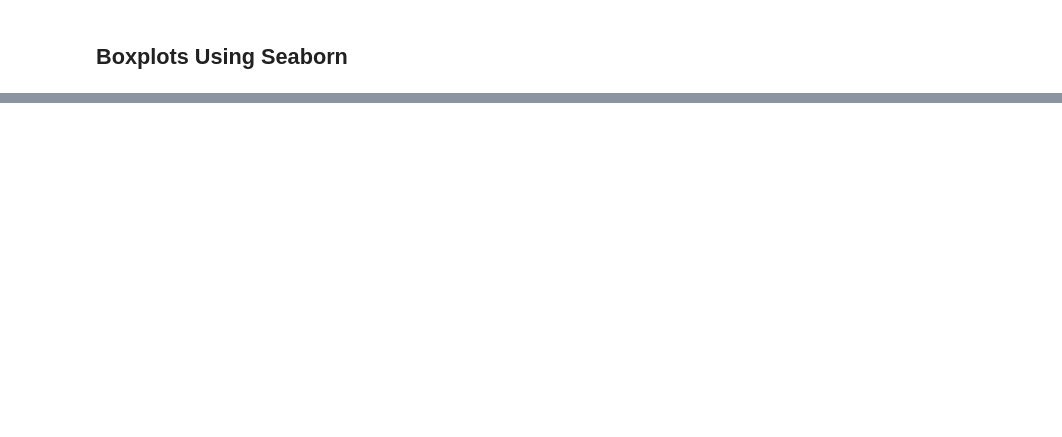
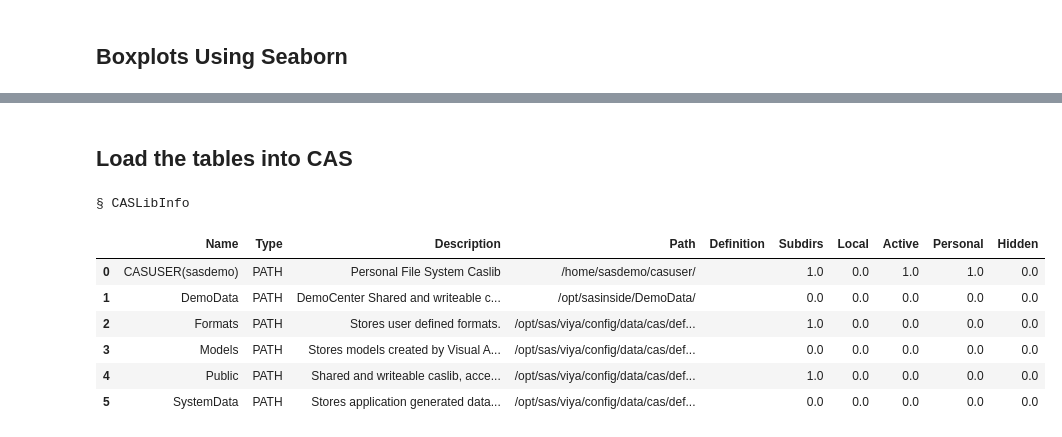
Before and after one commit to scoyote/AppleHealthAnalyze, a Jupyter notebook: ImportAppleHealthXML.ipynb, the cells around one changed output, grey strips where cells are left out. Drawn from its saved outputs; the diff is of its cells as text; code cells hidden in the pictures; blank space fills up the shorter version.

```diff
--- a/ImportAppleHealthXML.ipynb
+++ b/ImportAppleHealthXML.ipynb
@@ -180,0 +182,20 @@ sns.stripplot(x="Month", y="Value", data=myd,jitter=True, size=1, alpha=.25, col
+# %% [markdown]
+## Load the tables into CAS
+# %%
+from swat import *
+cashost='localhost'
+casport=5570
+casauth='~/.authinfo'
+sess = CAS(cashost, casport, authinfo=casauth, caslib="casuser")
+# %%
+# list available caslibs
+sess.caslibinfo()
+# %% [output]
+§ CASLibInfo
+|  | Name | Type | Description | Path | Definition | Subdirs | Local | Active | Personal | Hidden |
+| 0 | CASUSER(sasdemo) | PATH | Personal File System Caslib | /home/sasdemo/casuser/ |  | 1.0 | 0.0 | 1.0 | 1.0 | 0.0 |
+| 1 | DemoData | PATH | DemoCenter Shared and writeable c... | /opt/sasinside/DemoData/ |  | 0.0 | 0.0 | 0.0 | 0.0 | 0.0 |
+| 2 | Formats | PATH | Stores user defined formats. | /opt/sas/viya/config/data/cas/def... |  | 1.0 | 0.0 | 0.0 | 0.0 | 0.0 |
+| 3 | Models | PATH | Stores models created by Visual A... | /opt/sas/viya/config/data/cas/def... |  | 0.0 | 0.0 | 0.0 | 0.0 | 0.0 |
+| 4 | Public | PATH | Shared and writeable caslib, acce... | /opt/sas/viya/config/data/cas/def... |  | 1.0 | 0.0 | 0.0 | 0.0 | 0.0 |
+| 5 | SystemData | PATH | Stores application generated data... | /opt/sas/viya/config/data/cas/def... |  | 0.0 | 0.0 | 0.0 | 0.0 | 0.0 |
```
Also changed, not shown: parts of 16 cells of this notebook, 1 other file.
